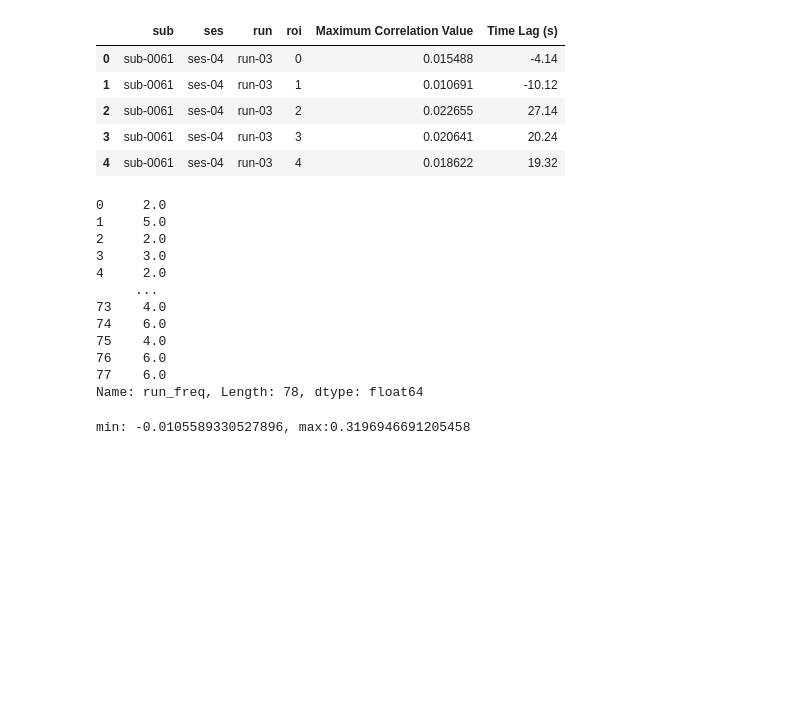
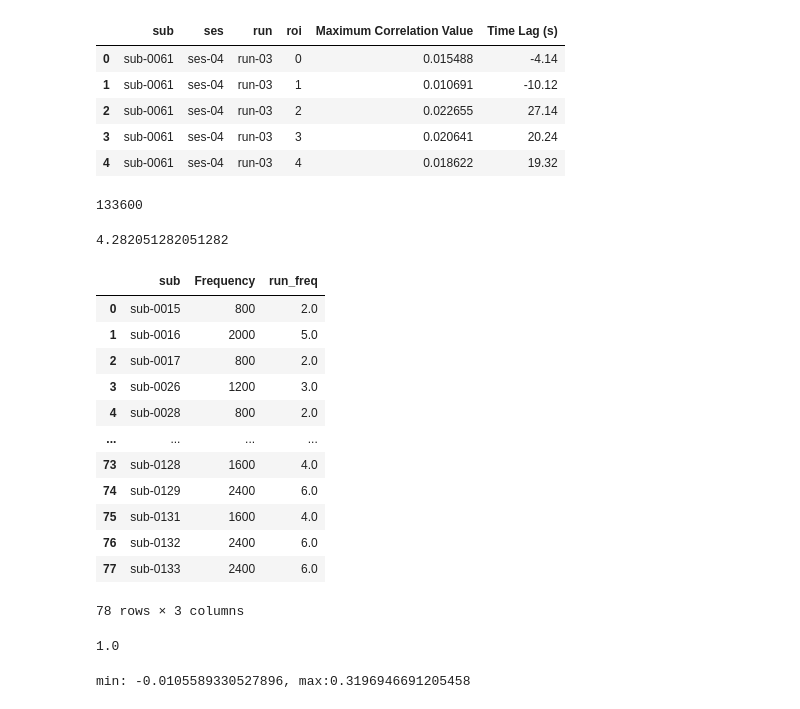
Before and after one commit to jungheejung/spacetop_biopac, a Jupyter notebook: scripts/p05_xcorr/c02_plotxcorr_sandbox_noZ.ipynb, the cells around one changed output. Cells and saved outputs as stored; diff of their text form; code cells hidden in the pictures; blank space fills up the shorter version.

```diff
--- a/scripts/p05_xcorr/c02_plotxcorr_sandbox_noZ.ipynb
+++ b/scripts/p05_xcorr/c02_plotxcorr_sandbox_noZ.ipynb
@@ -136,27 +139,38 @@ df.head()
 | 2 | sub-0061 | ses-04 | run-03 | 2 | 0.022655 | 27.14 |
 | 3 | sub-0061 | ses-04 | run-03 | 3 | 0.020641 | 20.24 |
 | 4 | sub-0061 | ses-04 | run-03 | 4 | 0.018622 | 19.32 |
+# %%
+len(df)
+# %% [output]
+133600
 # %%
 # Counting frequency of each 'sub' value
-frequency = df.groupby('sub').size().reset_index(name='Frequency')
-
-# Calculate frequency as a fraction of a total (e.g., 400)
-frequency['run_freq'] = frequency['Frequency'] / 400
+frequency = df.groupby('sub').size().reset_index(name='xcorr_frequency_including_400roi')
+frequency['run_freq'] = frequency['xcorr_frequency_including_400roi'] / 400
+# %%
+sum(frequency.run_freq)/78
+# %% [output]
+4.282051282051282
+# %%
+frequency
+# %% [output]
+|  | sub | Frequency | run_freq |
+| 0 | sub-0015 | 800 | 2.0 |
+| 1 | sub-0016 | 2000 | 5.0 |
+| 2 | sub-0017 | 800 | 2.0 |
+| 3 | sub-0026 | 1200 | 3.0 |
+| 4 | sub-0028 | 800 | 2.0 |
+| ... | ... | ... | ... |
+| 73 | sub-0128 | 1600 | 4.0 |
+| 74 | sub-0129 | 2400 | 6.0 |
+| 75 | sub-0131 | 1600 | 4.0 |
+| 76 | sub-0132 | 2400 | 6.0 |
+| 77 | sub-0133 | 2400 | 6.0 |
+78 rows × 3 columns
 # %%
-frequency['run_freq']
+frequency.run_freq.min()
 # %% [output]
-0     2.0
-1     5.0
-2     2.0
-3     3.0
-4     2.0
-     ...
-73    4.0
-74    6.0
-75    4.0
-76    6.0
-77    6.0
-Name: run_freq, Length: 78, dtype: float64
+1.0
 # %%
 plt.hist(df['Maximum Correlation Value'])
 print(f"min: {df['Maximum Correlation Value'].min()}, max:{df['Maximum Correlation Value'].max()}")
```
Also changed, not shown: parts of 10 cells of this notebook.
